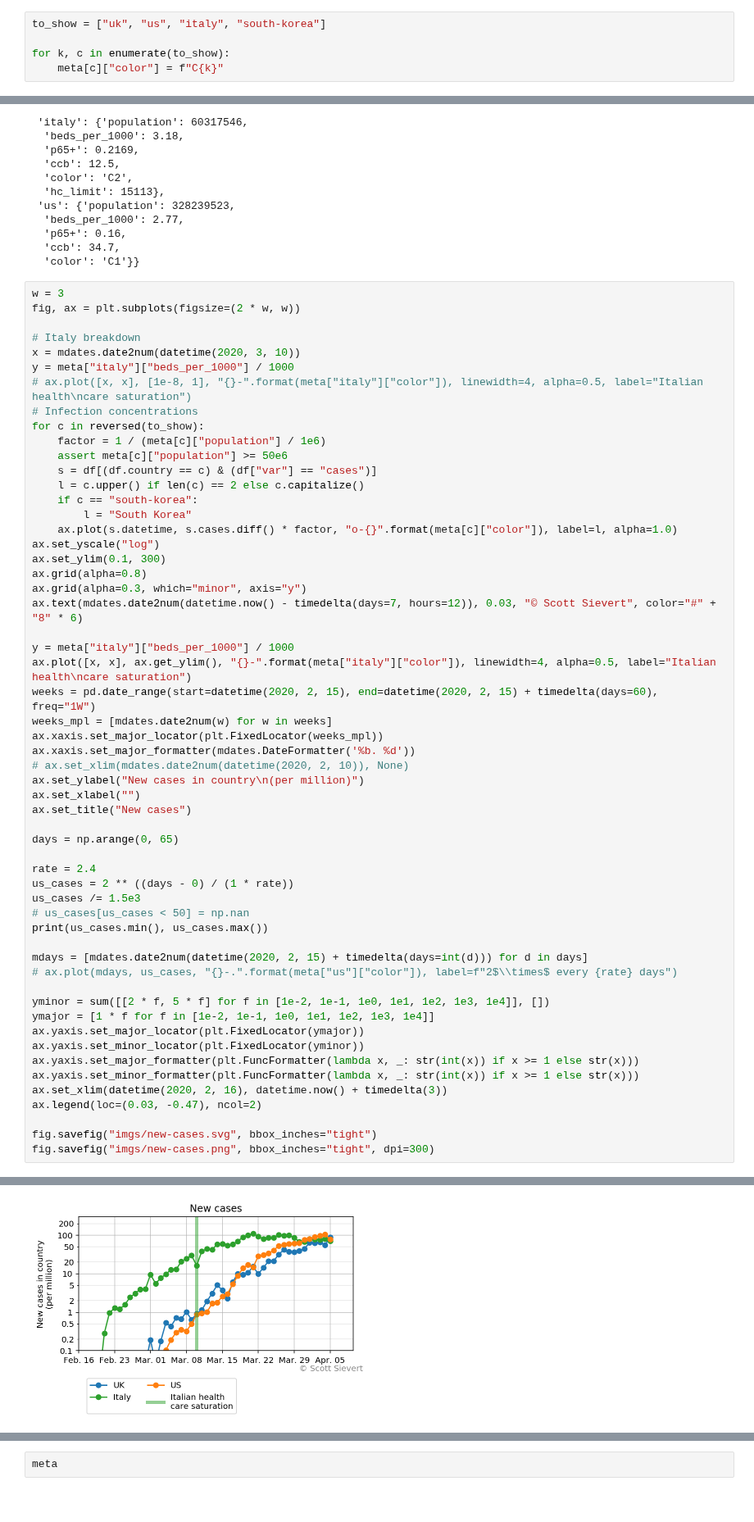
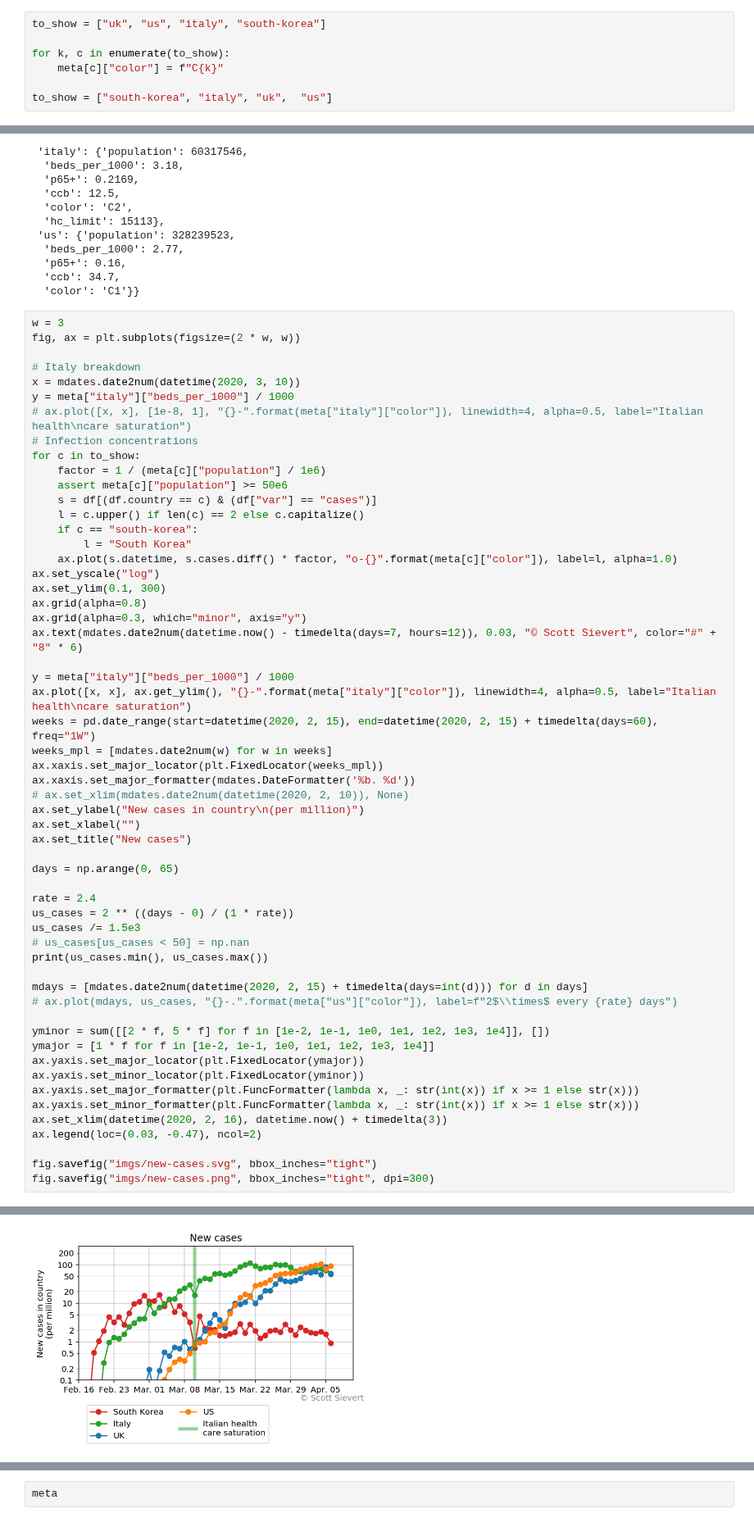
Before and after one commit to stsievert/covid-19, a Jupyter notebook: coronavirus.ipynb, the cells around one changed output, grey strips where cells are left out. Shown at 82% size. Cells and saved outputs as stored; diff of their text form.

```diff
--- a/coronavirus.ipynb
+++ b/coronavirus.ipynb
@@ -117,6 +117,8 @@ to_show = ["uk", "us", "italy", "south-korea"]
 
 for k, c in enumerate(to_show):
     meta[c]["color"] = f"C{k}"
+
+to_show = ["south-korea", "italy", "uk",  "us"]
 # %%
 import numpy as np
 df["concentration"] = np.nan
@@ -306,7 +308,7 @@ x = mdates.date2num(datetime(2020, 3, 10))
 y = meta["italy"]["beds_per_1000"] / 1000
 # ax.plot([x, x], [1e-8, 1], "{}-".format(meta["italy"]["color"]), linewidth=4, alpha=0.5, label="Italian health\ncare saturation")
 # Infection concentrations
-for c in reversed(to_show):
+for c in to_show:
     factor = 1 / (meta[c]["population"] / 1e6)
     assert meta[c]["population"] >= 50e6
     s = df[(df.country == c) & (df["var"] == "cases")]
@@ -328,34 +330,34 @@ ax.xaxis.set_major_locator(plt.FixedLocator(weeks_mpl))
 ax.xaxis.set_major_formatter(mdates.DateFormatter('%b. %d'))
 # ax.set_xlim(mdates.date2num(datetime(2020, 2, 10)), None)
 ax.set_ylabel("New cases in country\n(per million)")
 ax.set_xlabel("")
 ax.set_title("New cases")
 
 days = np.arange(0, 65)
 
 rate = 2.4
 us_cases = 2 ** ((days - 0) / (1 * rate))
 us_cases /= 1.5e3
 # us_cases[us_cases < 50] = np.nan
 print(us_cases.min(), us_cases.max())
 
 mdays = [mdates.date2num(datetime(2020, 2, 15) + timedelta(days=int(d))) for d in days]
 # ax.plot(mdays, us_cases, "{}-.".format(meta["us"]["color"]), label=f"2$\\times$ every {rate} days")
 
 yminor = sum([[2 * f, 5 * f] for f in [1e-2, 1e-1, 1e0, 1e1, 1e2, 1e3, 1e4]], [])
 ymajor = [1 * f for f in [1e-2, 1e-1, 1e0, 1e1, 1e2, 1e3, 1e4]]
 ax.yaxis.set_major_locator(plt.FixedLocator(ymajor))
 ax.yaxis.set_minor_locator(plt.FixedLocator(yminor))
 ax.yaxis.set_major_formatter(plt.FuncFormatter(lambda x, _: str(int(x)) if x >= 1 else str(x)))
 ax.yaxis.set_minor_formatter(plt.FuncFormatter(lambda x, _: str(int(x)) if x >= 1 else str(x)))
 ax.set_xlim(datetime(2020, 2, 16), datetime.now() + timedelta(3))
 ax.legend(loc=(0.03, -0.47), ncol=2)
 
 fig.savefig("imgs/new-cases.svg", bbox_inches="tight")
 fig.savefig("imgs/new-cases.png", bbox_inches="tight", dpi=300)
 # %% [output]
 0.0006666666666666666 71019.12087332728
-[figure, old version]
+[figure, new version]
 # %%
 w = 3
 fig, ax = plt.subplots(figsize=(2 * w, w))
```
Also changed, not shown: parts of 9 cells of this notebook, 25 other files.
